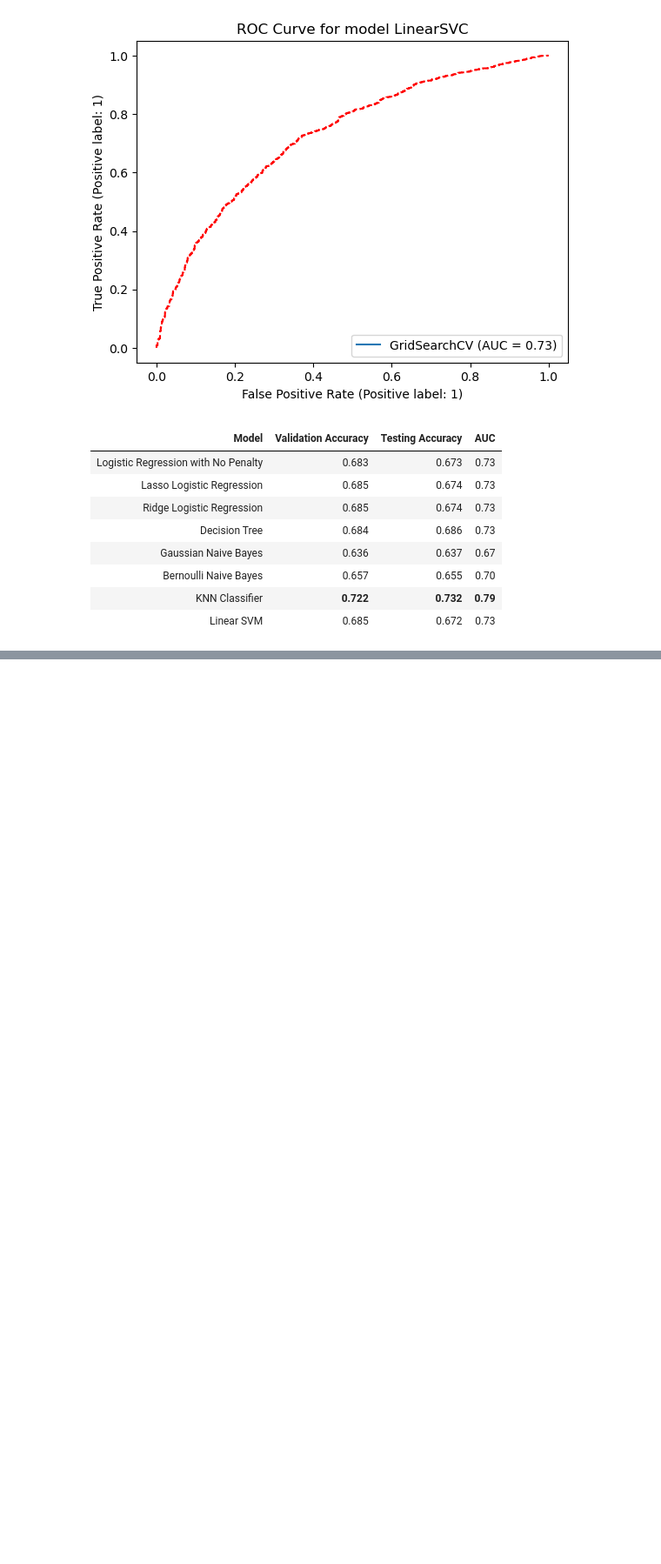
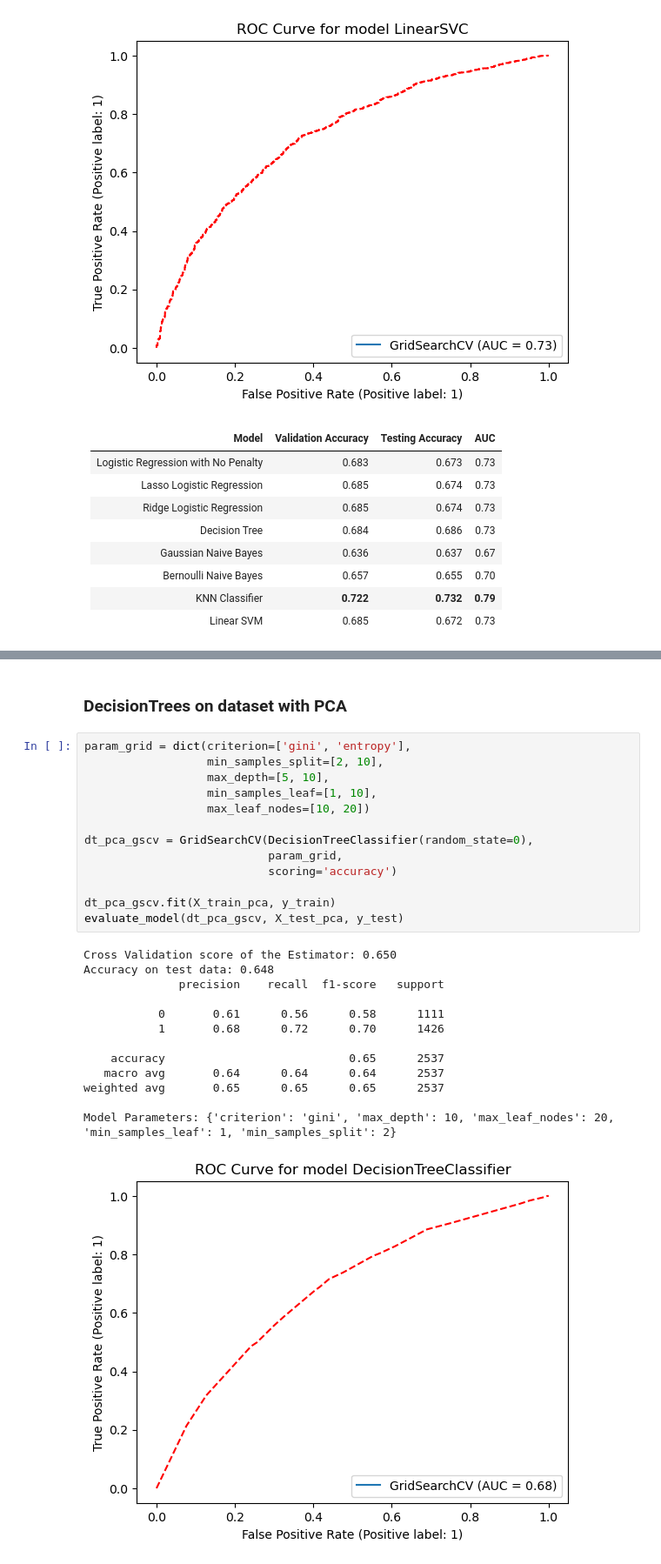
Before and after one commit to nbajam/BH-PCAIML-project, a Jupyter notebook: bh_pcaiml_project_final.ipynb, the cells around one changed output, grey strips where cells are left out. Shown at 87% size. Drawn from its saved outputs; the diff is of its cells as text; blank space fills up the shorter version.

```diff
--- a/bh_pcaiml_project_final.ipynb
+++ b/bh_pcaiml_project_final.ipynb
@@ -715,0 +885,29 @@ Those are models that are fast to train, for now, knn classifier and decision tr
+# %% [markdown]
+### DecisionTrees on dataset with PCA
+# %%
+param_grid = dict(criterion=['gini', 'entropy'],
+                  min_samples_split=[2, 10],
+                  max_depth=[5, 10],
+                  min_samples_leaf=[1, 10],
+                  max_leaf_nodes=[10, 20])
+
+dt_pca_gscv = GridSearchCV(DecisionTreeClassifier(random_state=0),
+                           param_grid,
+                           scoring='accuracy')
+
+dt_pca_gscv.fit(X_train_pca, y_train)
+evaluate_model(dt_pca_gscv, X_test_pca, y_test)
+# %% [output]
+Cross Validation score of the Estimator: 0.650
+Accuracy on test data: 0.648
+              precision    recall  f1-score   support
+
+           0       0.61      0.56      0.58      1111
+           1       0.68      0.72      0.70      1426
+
+    accuracy                           0.65      2537
+   macro avg       0.64      0.64      0.64      2537
+weighted avg       0.65      0.65      0.65      2537
+
+Model Parameters: {'criterion': 'gini', 'max_depth': 10, 'max_leaf_nodes': 20, 'min_samples_leaf': 1, 'min_samples_split': 2}
+[figure, added]
```
Also changed, not shown: parts of 21 cells of this notebook, 6 other files.
